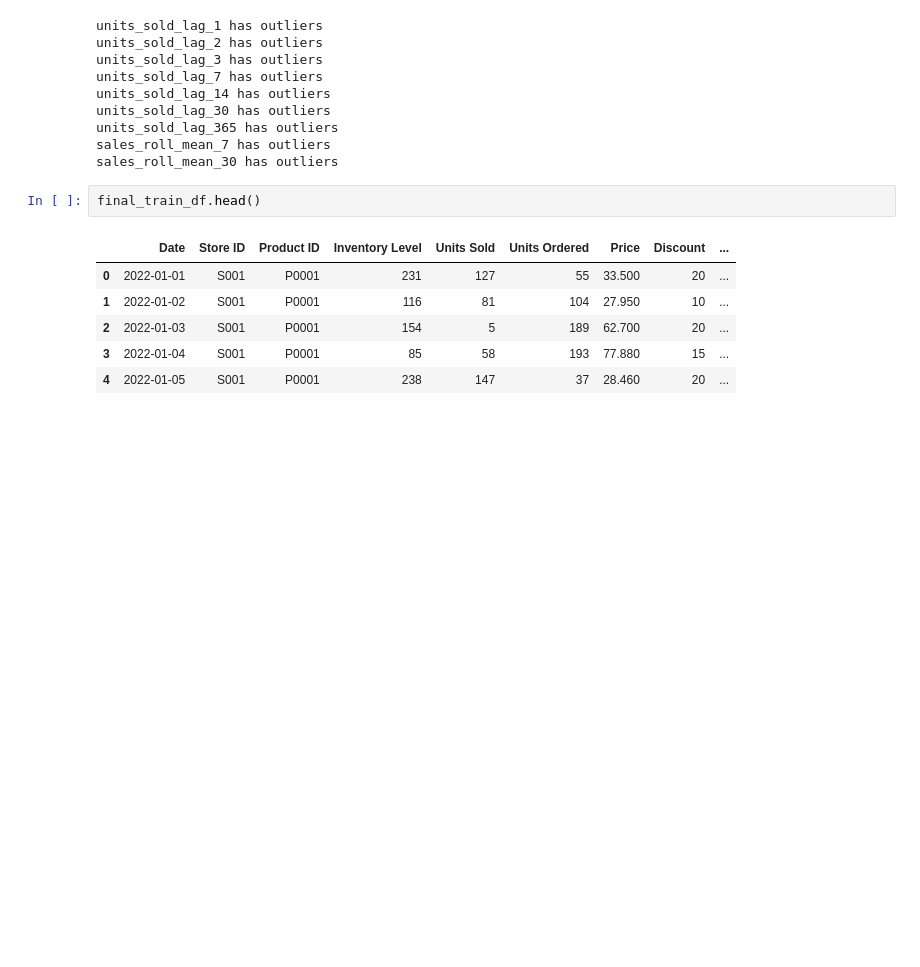
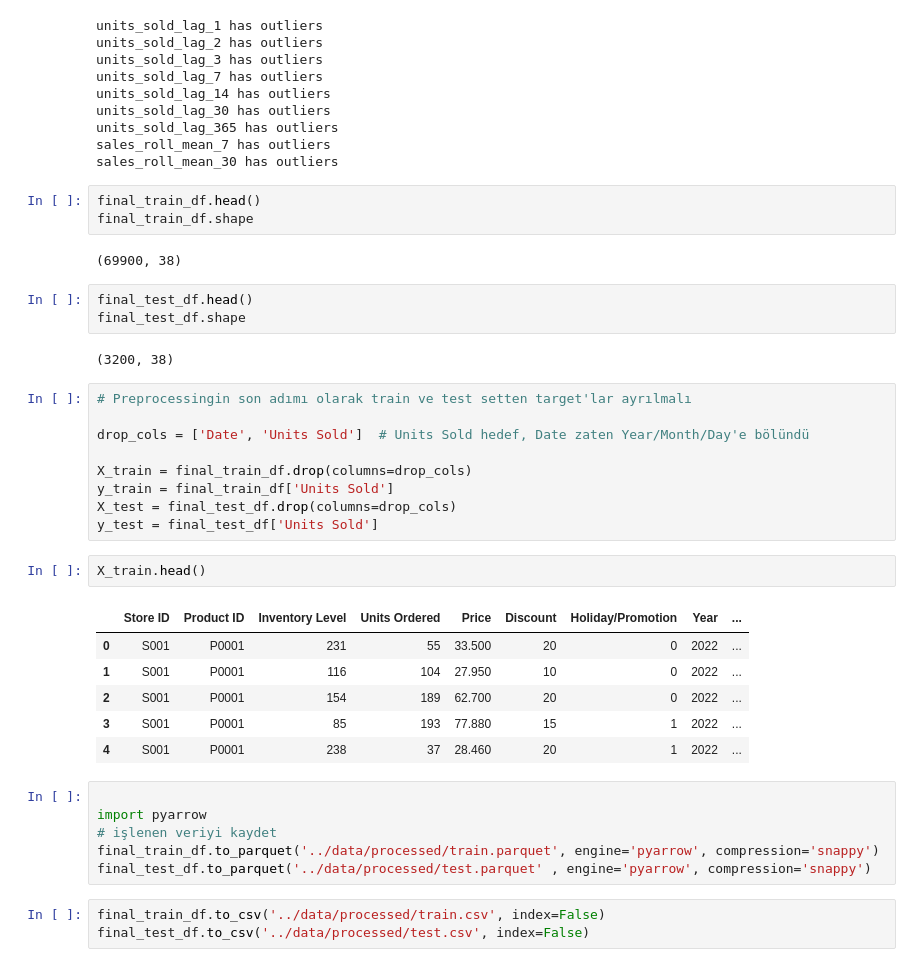
Before and after one commit to ece-gunay/SmartSupply-AI, a Jupyter notebook: notebooks/02_preprocessing.ipynb, the cells around one changed output. Cells and saved outputs as stored; diff of their text form; blank space fills up the shorter version.

```diff
--- a/notebooks/02_preprocessing.ipynb
+++ b/notebooks/02_preprocessing.ipynb
@@ -270,10 +246,38 @@ sales_roll_mean_7 has outliers
 sales_roll_mean_30 has outliers
 # %%
 final_train_df.head()
+final_train_df.shape
 # %% [output]
-|  | Date | Store ID | Product ID | Inventory Level | Units Sold | Units Ordered | Price | Discount | ... |
-| 0 | 2022-01-01 | S001 | P0001 | 231 | 127 | 55 | 33.500 | 20 | ... |
-| 1 | 2022-01-02 | S001 | P0001 | 116 | 81 | 104 | 27.950 | 10 | ... |
-| 2 | 2022-01-03 | S001 | P0001 | 154 | 5 | 189 | 62.700 | 20 | ... |
-| 3 | 2022-01-04 | S001 | P0001 | 85 | 58 | 193 | 77.880 | 15 | ... |
-| 4 | 2022-01-05 | S001 | P0001 | 238 | 147 | 37 | 28.460 | 20 | ... |
+(69900, 38)
+# %%
+final_test_df.head()
+final_test_df.shape
+# %% [output]
+(3200, 38)
+# %%
+# Preprocessingin son adımı olarak train ve test setten target'lar ayrılmalı
+
+drop_cols = ['Date', 'Units Sold']  # Units Sold hedef, Date zaten Year/Month/Day'e bölündü
+
+X_train = final_train_df.drop(columns=drop_cols)
+y_train = final_train_df['Units Sold']
+X_test = final_test_df.drop(columns=drop_cols)
+y_test = final_test_df['Units Sold']
+# %%
+X_train.head()
+# %% [output]
+|  | Store ID | Product ID | Inventory Level | Units Ordered | Price | Discount | Holiday/Promotion | Year | ... |
+| 0 | S001 | P0001 | 231 | 55 | 33.500 | 20 | 0 | 2022 | ... |
+| 1 | S001 | P0001 | 116 | 104 | 27.950 | 10 | 0 | 2022 | ... |
+| 2 | S001 | P0001 | 154 | 189 | 62.700 | 20 | 0 | 2022 | ... |
+| 3 | S001 | P0001 | 85 | 193 | 77.880 | 15 | 1 | 2022 | ... |
+| 4 | S001 | P0001 | 238 | 37 | 28.460 | 20 | 1 | 2022 | ... |
+# %%
+
+import pyarrow
+# işlenen veriyi kaydet
+final_train_df.to_parquet('../data/processed/train.parquet', engine='pyarrow', compression='snappy')
+final_test_df.to_parquet('../data/processed/test.parquet' , engine='pyarrow', compression='snappy')
+# %%
+final_train_df.to_csv('../data/processed/train.csv', index=False)
+final_test_df.to_csv('../data/processed/test.csv', index=False)
```
Also changed, not shown: parts of 14 cells of this notebook, 2 other files.
